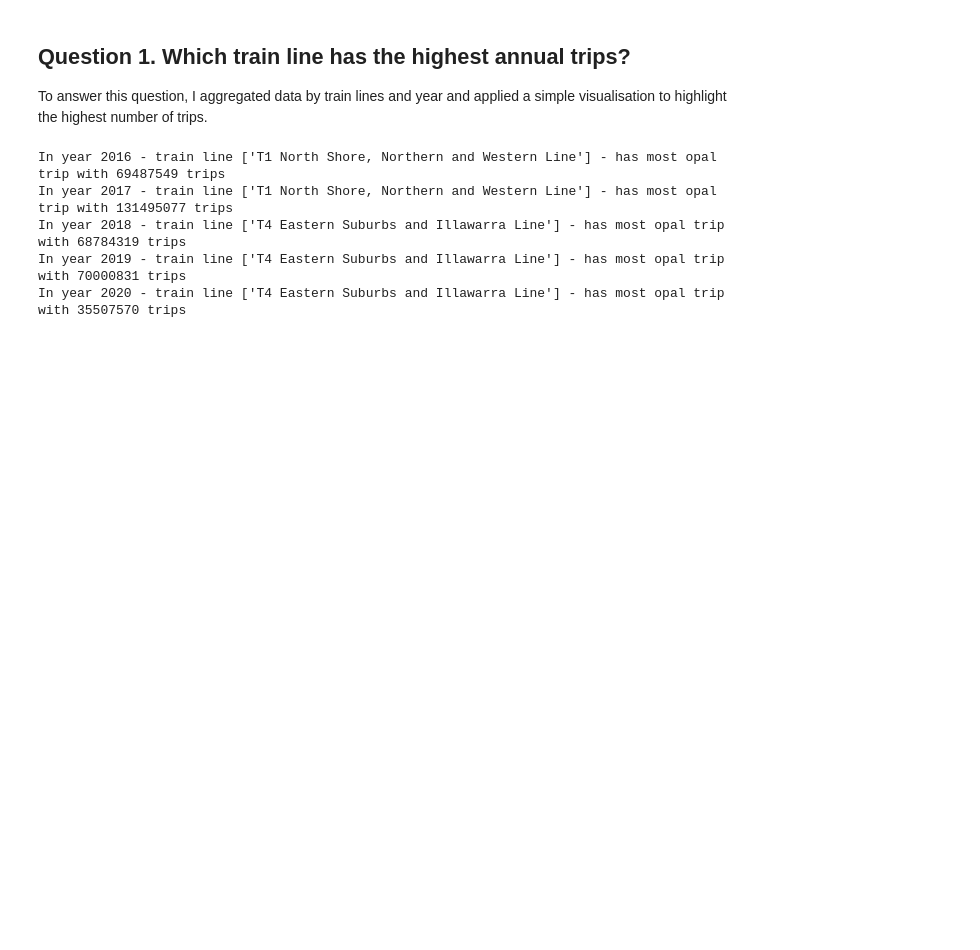
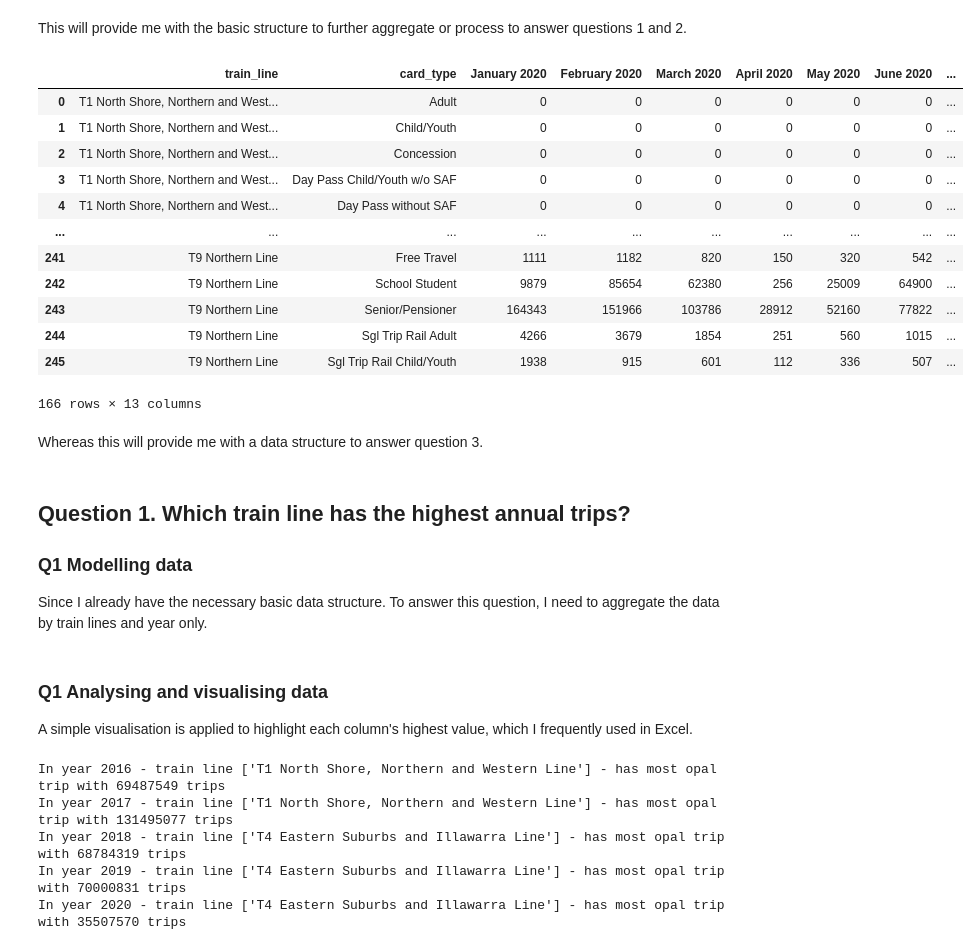
Before and after one commit to ad-geo/sydney_train, a Jupyter notebook: train_card_type.ipynb, the cells around one changed output. Drawn from its saved outputs; the diff is of its cells as text; code cells hidden in the pictures; blank space fills up the shorter version.

```diff
--- a/train_card_type.ipynb
+++ b/train_card_type.ipynb
@@ -111,10 +226,38 @@ cityTrainDf[["train_line", "card_type", "2016", "2017", "2018", "2019", "2020"]]
+# %% [markdown]
+This will provide me with the basic structure to further aggregate or process to answer questions 1 and 2.
+# %%
+# show sample aggregated data by month
+cityTrainDf[["train_line", "card_type", "January 2020", "February 2020",
+             "March 2020", "April 2020", "May 2020", "June 2020",
+             "July 2020", "August 2020", "September 2020", "October 2020",
+             "November 2020"]]
+# %% [output]
+|  | train_line | card_type | January 2020 | February 2020 | March 2020 | April 2020 | May 2020 | June 2020 | ... |
+| 0 | T1 North Shore, Northern and West... | Adult | 0 | 0 | 0 | 0 | 0 | 0 | ... |
+| 1 | T1 North Shore, Northern and West... | Child/Youth | 0 | 0 | 0 | 0 | 0 | 0 | ... |
+| 2 | T1 North Shore, Northern and West... | Concession | 0 | 0 | 0 | 0 | 0 | 0 | ... |
+| 3 | T1 North Shore, Northern and West... | Day Pass Child/Youth w/o SAF | 0 | 0 | 0 | 0 | 0 | 0 | ... |
+| 4 | T1 North Shore, Northern and West... | Day Pass without SAF | 0 | 0 | 0 | 0 | 0 | 0 | ... |
+| ... | ... | ... | ... | ... | ... | ... | ... | ... | ... |
+| 241 | T9 Northern Line | Free Travel | 1111 | 1182 | 820 | 150 | 320 | 542 | ... |
+| 242 | T9 Northern Line | School Student | 9879 | 85654 | 62380 | 256 | 25009 | 64900 | ... |
+| 243 | T9 Northern Line | Senior/Pensioner | 164343 | 151966 | 103786 | 28912 | 52160 | 77822 | ... |
+| 244 | T9 Northern Line | Sgl Trip Rail Adult | 4266 | 3679 | 1854 | 251 | 560 | 1015 | ... |
+| 245 | T9 Northern Line | Sgl Trip Rail Child/Youth | 1938 | 915 | 601 | 112 | 336 | 507 | ... |
+166 rows × 13 columns
+# %% [markdown]
+Whereas this will provide me with a data structure to answer question 3.
 # %% [markdown]
 ## Question 1. Which train line has the highest annual trips?
 
-To answer this question, I aggregated data by train lines and year and applied a simple visualisation to highlight the highest number of trips.
+### Q1 Modelling data
+Since I already have the necessary basic data structure. To answer this question, I need to aggregate the data by train lines and year only.
 # %%
 # group data by train line
 cityTrainGroupDf = cityTrainDf.groupby(["train_line"], as_index=True)[yearList].apply(sum)
+# %% [markdown]
+### Q1 Analysing and visualising data
+A simple visualisation is applied to highlight each column's highest value, which I frequently used in Excel.
 # %%
 # most opal trip in each year
 for year in yearList:
```
Also changed, not shown: parts of 39 cells of this notebook.
